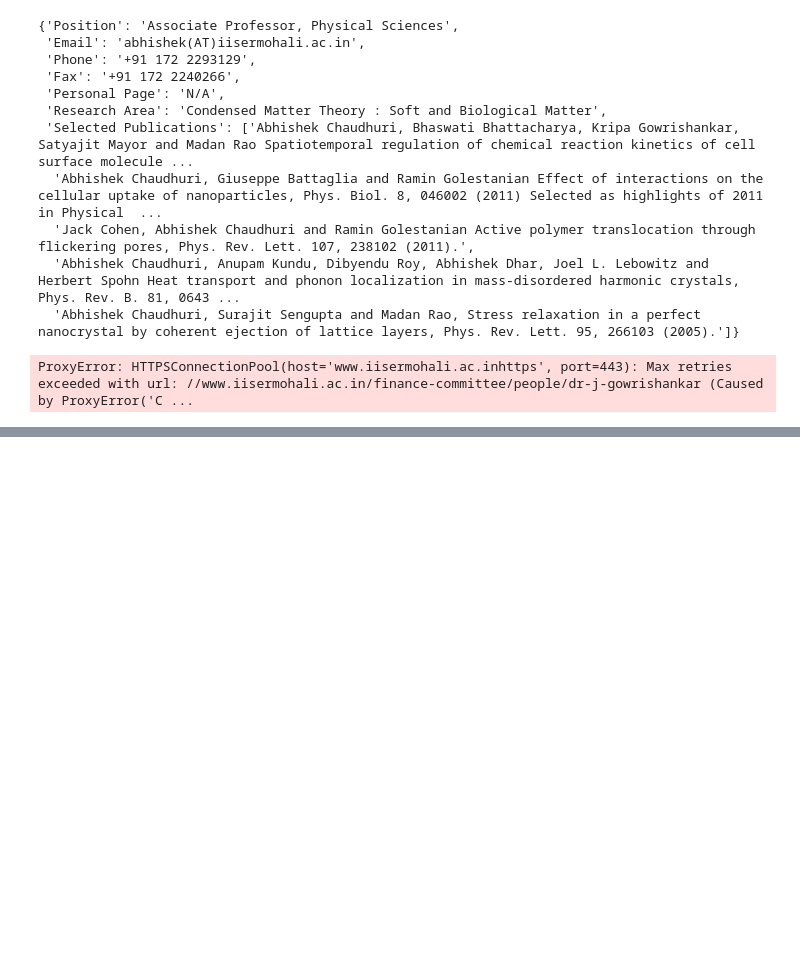
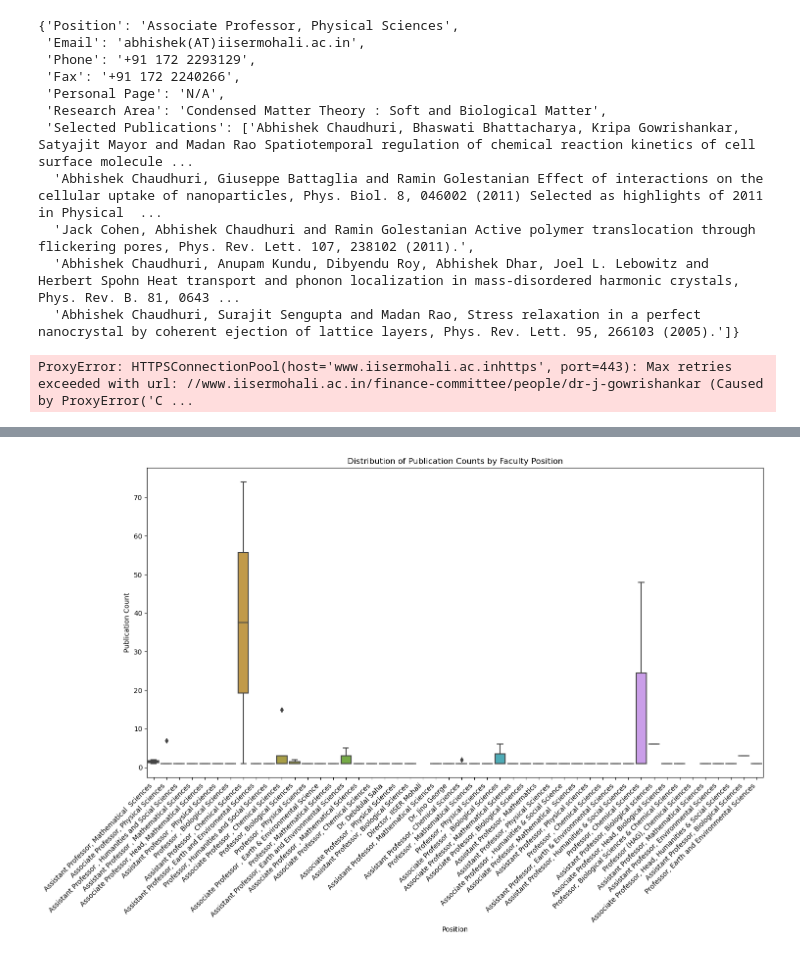
Before and after one commit to shiv3679/IDC409, a Jupyter notebook: web_scraping/scraping.ipynb, the cells around one changed output, grey strips where cells are left out. Cells and saved outputs as stored; diff of their text form; code cells hidden in the pictures; blank space fills up the shorter version.

```diff
--- a/web_scraping/scraping.ipynb
+++ b/web_scraping/scraping.ipynb
@@ -397,3 +397,18 @@ for row in faculty_rows:
 
 # Save the dataframe to a CSV file
 df.to_csv('faculty_details.csv', index=False, encoding='utf-8')
+# %%
+import sqlite3
+import pandas as pd
+
+# Read the CSV file using pandas
+df = pd.read_csv('faculty_details.csv')
+
+# Create an SQLite database in memory (or you can use a file)
+conn = sqlite3.connect('iisermohali_faculty.db')
+
+# Save the dataframe to SQLite table
+df.to_sql('faculty', conn, if_exists='replace', index=False)
+
+# Make sure to close the connection when you're done
+conn.close()
@@ -399,0 +447,8 @@ df.to_csv('faculty_details.csv', index=False, encoding='utf-8')
+# %%
+# Extracting the number of publications from the 'Selected Publications' column
+df['Publication Count'] = df['Selected Publications'].str.split(';').str.len()
+
+# Handling rows where 'Selected Publications' is 'N/A'
+df['Publication Count'] = df['Publication Count'].where(df['Selected Publications'] != 'N/A', 0)
+
+df[['Name', 'Position', 'Publication Count']].head()
@@ -399,0 +462,12 @@ df.to_csv('faculty_details.csv', index=False, encoding='utf-8')
+# %%
+import matplotlib.pyplot as plt
+import seaborn as sns
+
+plt.figure(figsize=(15, 10))
+sns.boxplot(x="Position", y="Publication Count", data=df)
+plt.xticks(rotation=45, ha='right')
+plt.title("Distribution of Publication Counts by Faculty Position")
+plt.tight_layout()
+plt.show()
+# %% [output]
+[figure, added]
```
Also changed, not shown: parts of 8 cells of this notebook, 1 other file.
